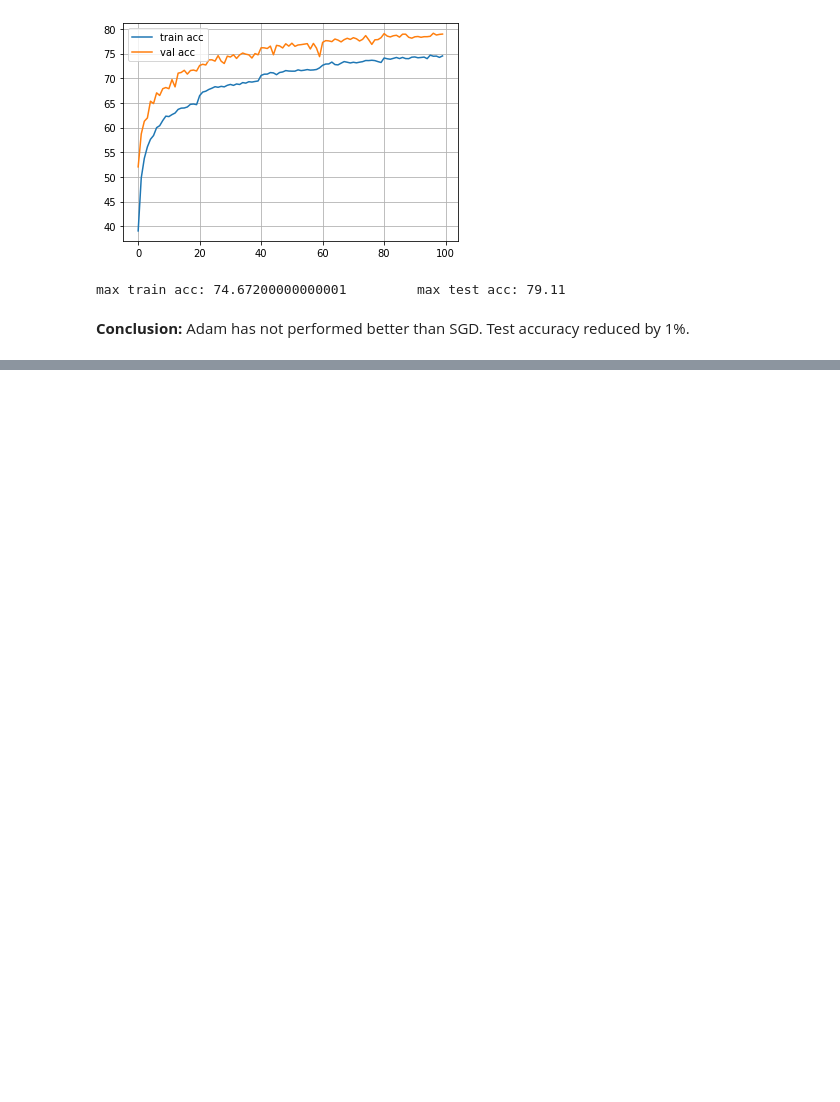
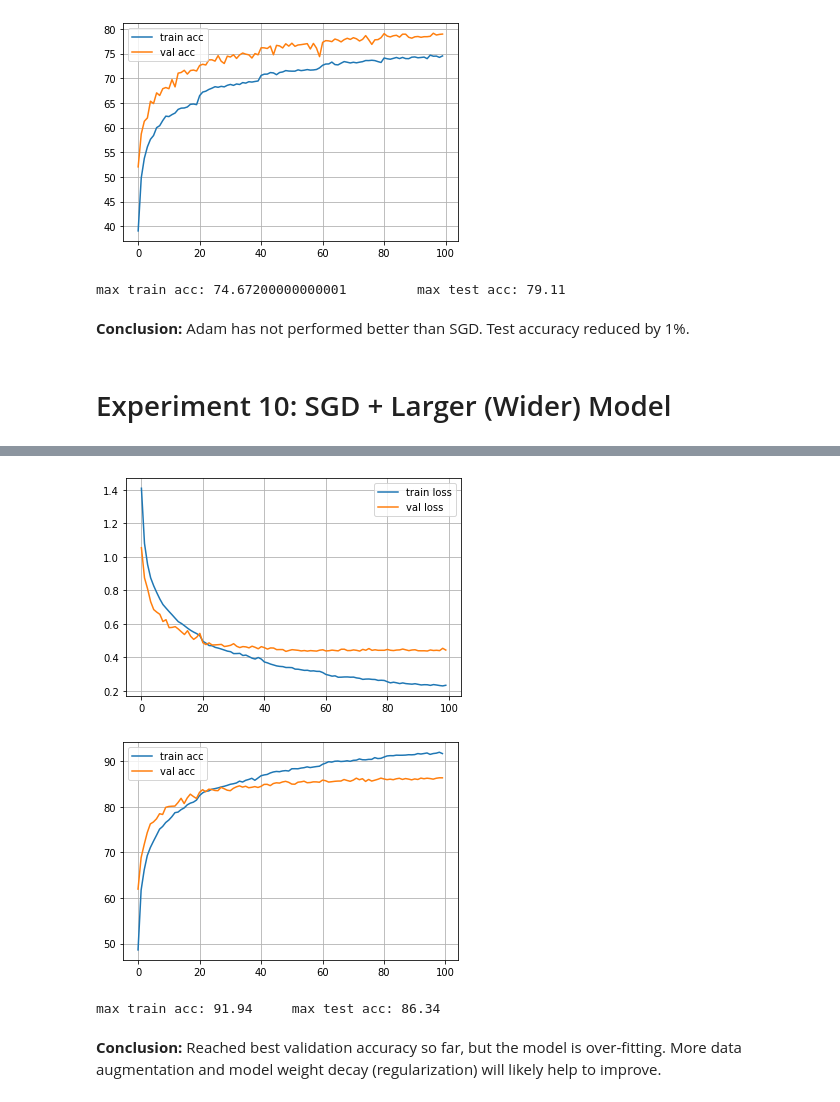
Before and after one commit to sandeeppalakkal/ML_Datascience_Practice, a Jupyter notebook: CIFAR10_Experiments.ipynb, the cells around one changed output, grey strips where cells are left out. Cells and saved outputs as stored; diff of their text form; code cells hidden in the pictures; blank space fills up the shorter version.

```diff
--- a/CIFAR10_Experiments.ipynb
+++ b/CIFAR10_Experiments.ipynb
@@ -91,7 +91,7 @@ def train(train_loader,val_loader,net,n_epochs,criterion,optimizer,device,schedu
     train accuracy: {train_acc[-1]:.2f}%; test accuracy: {val_acc[-1]:.2f}%')
 
   print('Finished Training')
-  return net, train_losses, train_acc, val_losses, val_acc
+  return train_losses, train_acc, val_losses, val_acc
 # %% [markdown]
 # Plot Loss
 # %%
@@ -751,3 +761,45 @@ Finished Training
 max train acc: 74.67200000000001         max test acc: 79.11
 # %% [markdown]
 **Conclusion:** Adam has not performed better than SGD. Test accuracy reduced by 1%.
+# %% [markdown]
+# Experiment 10: SGD + Larger (Wider) Model
+# %%
+# choose gpu if available
+device = torch.device('cuda:0' if torch.cuda.is_available() else 'cpu')
+
+lr = 0.005
+momentum = 0.9
+batch_size = 32
+n_epochs = 100
+
+# Data augmentation
+stats = (3*[0.5],3*[0.5])
+train_tfms = transforms.Compose([transforms.RandomCrop(32, padding=4, padding_mode='reflect'),
+                         transforms.RandomHorizontalFlip(),
+                         transforms.ToTensor(),
+                         transforms.Normalize(*stats,inplace=True)])
+valid_tfms = transforms.Compose([transforms.ToTensor(), transforms.Normalize(*stats)])
+
+# Data loader
+train_loader,val_loader,classes = dataloader(batch_size, transform=(train_tfms,valid_tfms))
+
+# define network for training
+net = Net6().to(device)
+
+# Loss function & optimizer
+import torch.optim as optim
+criterion = nn.CrossEntropyLoss()
+optimizer = optim.SGD(net.parameters(), lr=lr, momentum = momentum)
+
+# Scheduler
+scheduler = optim.lr_scheduler.MultiStepLR(optimizer, milestones=[20,40,60,80], gamma=0.7)
+
+# train
+losses, acc, val_losses, val_acc = train(train_loader,val_loader,net,n_epochs,criterion,optimizer,device,scheduler)
+
+# plot loss
+plot_losses(losses, val_losses, acc, val_acc)
+
+# accuracy
+print(f'max train acc: {max(acc)}\t max test acc: {max(val_acc)}')
+# %% [output]
@@ -753,0 +823,5 @@ max train acc: 74.67200000000001         max test acc: 79.11
+[figure, added]
+[figure, added]
+max train acc: 91.94     max test acc: 86.34
+# %% [markdown]
+**Conclusion:** Reached best validation accuracy so far, but the model is over-fitting. More data augmentation and model weight decay (regularization) will likely help to improve.
```
Also changed, not shown: parts of 3 cells of this notebook.
